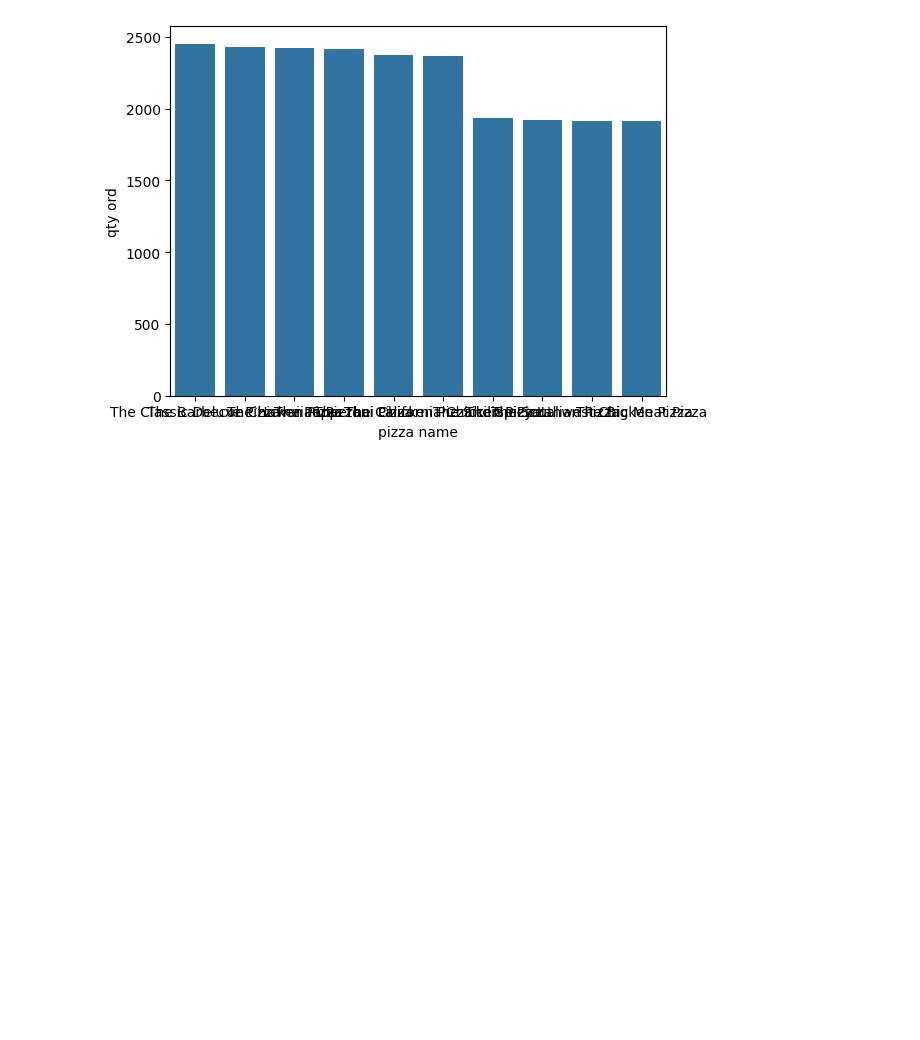
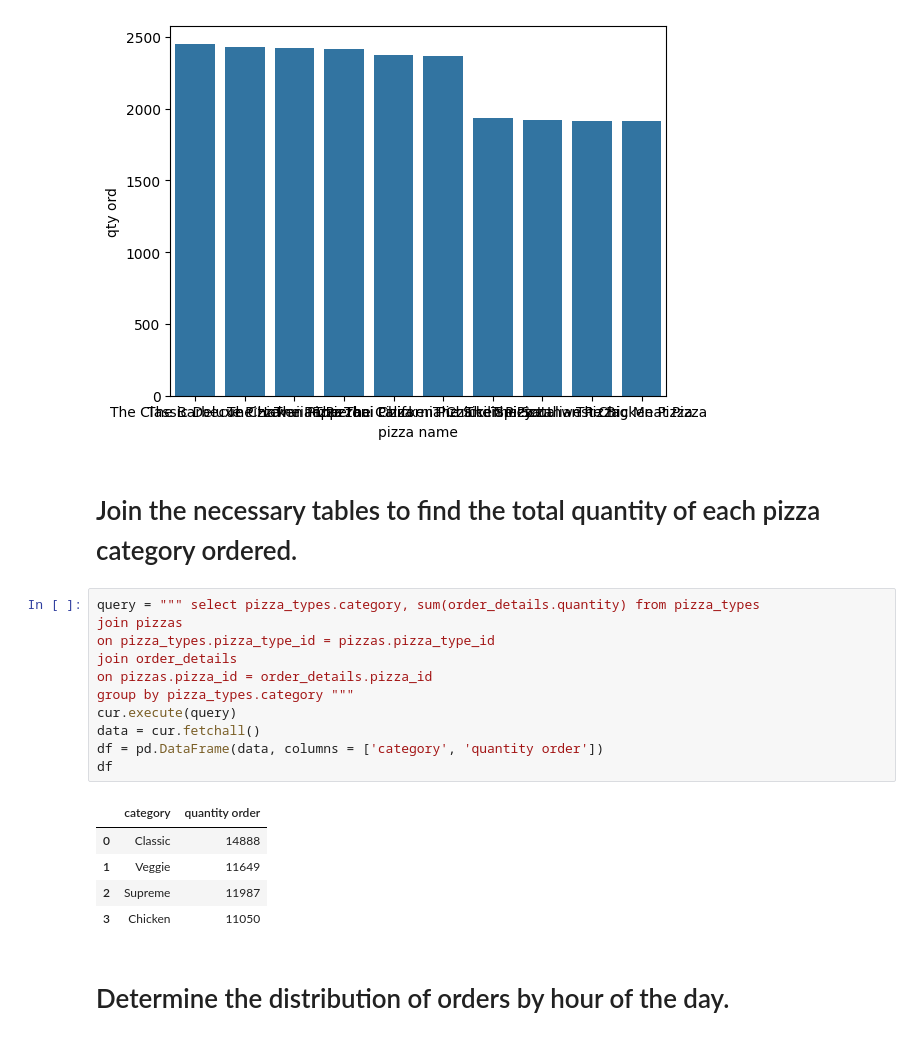
Before and after one commit to AftabQuant/Data-Analysis-Project, a Jupyter notebook: Pizza Sales Project/Pizzalytics.ipynb, the cells around one changed output. Saved outputs shown, nothing was run; the diff lists cells and outputs as text; blank space fills up the shorter version.

```diff
--- a/Pizza Sales Project/Pizzalytics.ipynb
+++ b/Pizza Sales Project/Pizzalytics.ipynb
@@ -107,3 +107,24 @@ plt.show()
 8   The Southwest Chicken Pizza    1917
 9            The Big Meat Pizza    1914
 [figure]
+# %% [markdown]
+# Join the necessary tables to find the total quantity of each pizza category ordered.
+# %%
+query = """ select pizza_types.category, sum(order_details.quantity) from pizza_types
+join pizzas
+on pizza_types.pizza_type_id = pizzas.pizza_type_id
+join order_details
+on pizzas.pizza_id = order_details.pizza_id
+group by pizza_types.category """
+cur.execute(query)
+data = cur.fetchall()
+df = pd.DataFrame(data, columns = ['category', 'quantity order'])
+df
+# %% [output]
+|  | category | quantity order |
+| 0 | Classic | 14888 |
+| 1 | Veggie | 11649 |
+| 2 | Supreme | 11987 |
+| 3 | Chicken | 11050 |
+# %% [markdown]
+# Determine the distribution of orders by hour of the day.
```
Also changed, not shown: parts of 9 cells of this notebook.
